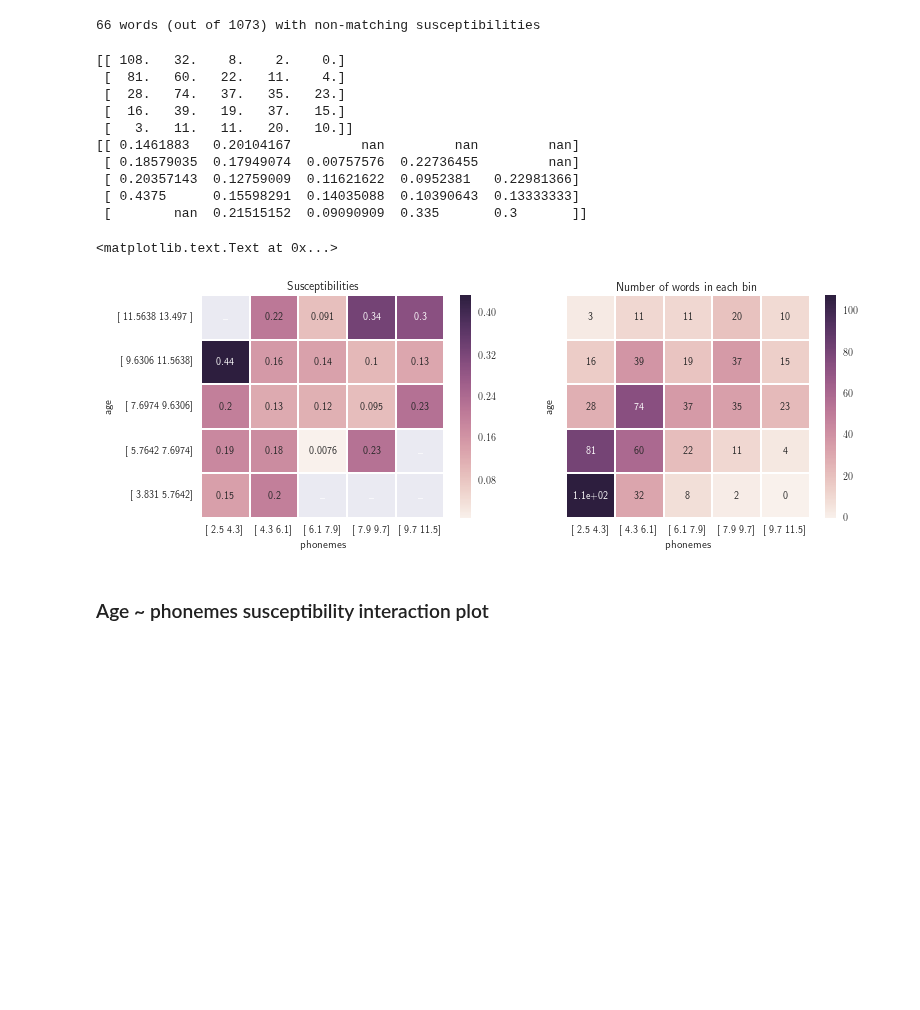
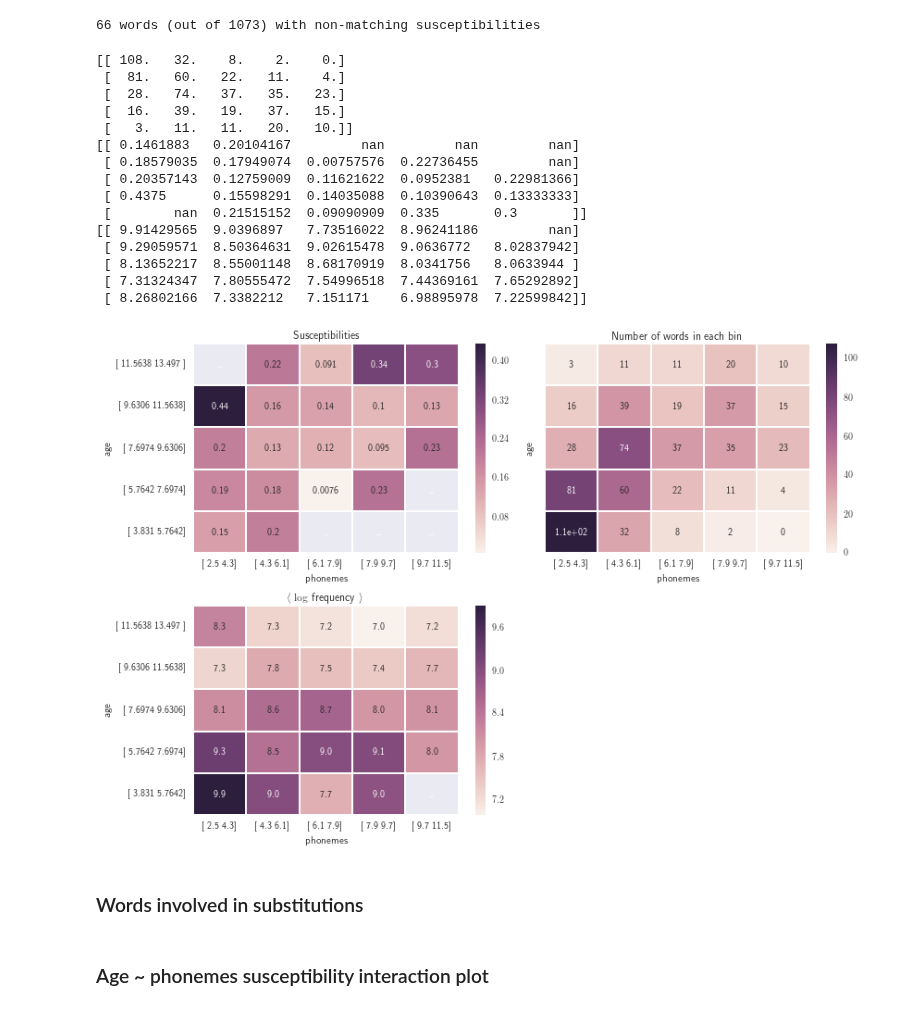
Before and after one commit to wehlutyk/brainscopypaste, a Jupyter notebook: substitutions_paper.ipynb, the cells around one changed output. Cells and saved outputs as stored; diff of their text form; code cells hidden in the pictures; blank space fills up the shorter version.

Commit message:
Add frequency to heatmaps

```diff
--- a/substitutions_paper.ipynb
+++ b/substitutions_paper.ipynb
@@ -182,6 +182,7 @@ sg.fig.savefig('data/figures_paper/feature_susceptibilities.png', bbox_inches='t
 analysis_names = [a.feature.fullname for a in sa.analyses]
 a_age = sa.analyses[analysis_names.index('aoa Kuperman all')]
 a_phonemes = sa.analyses[analysis_names.index('cmu MNphonemes all')]
+a_freq = sa.analyses[analysis_names.index('mt frequencies all')]
 
 a_age.build_susceptibilities()
 a_phonemes.build_susceptibilities()
@@ -219,6 +220,7 @@ range_phonemes = feature_ranges['cmu_MNphonemes']
 bins_age = np.linspace(range_age[0], range_age[1], nbins_age + 1)
 bins_phonemes = np.linspace(range_phonemes[0], range_phonemes[1], nbins_phonemes + 1)
 suscepts2d = np.zeros((nbins_age, nbins_phonemes))
+freqs2d = np.zeros_like(suscepts2d)
 n2d = np.zeros_like(suscepts2d)
 
 for i in range(nbins_age):
@@ -241,12 +243,15 @@ for i in range(nbins_age):
 
         w_bin_age_phonemes = w_bin_age.intersection(w_bin_phonemes)
         s_bin_age_phonemes = [ws_age[w] for w in w_bin_age_phonemes]
+        freq_bin_age_phonemes = [a_freq.feature(w) for w in w_bin_age_phonemes]
         n2d[i, j] = len(s_bin_age_phonemes)
+        freqs2d[i, j] = np.mean(freq_bin_age_phonemes)
         suscepts2d[i, j] = np.mean(s_bin_age_phonemes) \
             if len(s_bin_age_phonemes) >= n_pts_threshold else np.nan
 
 print n2d
 print suscepts2d
+print freqs2d
 # %% [output]
 [[ 108.   32.    8.    2.    0.]
  [  81.   60.   22.   11.    4.]
@@ -258,25 +263,40 @@ print suscepts2d
  [ 0.20357143  0.12759009  0.11621622  0.0952381   0.22981366]
  [ 0.4375      0.15598291  0.14035088  0.10390643  0.13333333]
  [        nan  0.21515152  0.09090909  0.335       0.3       ]]
+[[ 9.91429565  9.0396897   7.73516022  8.96241186         nan]
+ [ 9.29059571  8.50364631  9.02615478  9.0636772   8.02837942]
+ [ 8.13652217  8.55001148  8.68170919  8.0341756   8.0633944 ]
+ [ 7.31324347  7.80555472  7.54996518  7.44369161  7.65292892]
+ [ 8.26802166  7.3382212   7.151171    6.98895978  7.22599842]]
 # %%
-fig, axs = plt.subplots(1, 2, figsize=(12, 4))
+fig, axs = plt.subplots(2, 2, figsize=(12, 8))
 sb.heatmap(suscepts2d[::-1],
            yticklabels=[bins_age[i:i+2] for i in range(nbins_age)[::-1]],
            xticklabels=[bins_phonemes[j:j+2] for j in range(nbins_phonemes)],
-           mask=np.isnan(suscepts2d[::-1]), annot=True, fmt=".2", ax=axs[0])
-axs[0].set_title('Susceptibilities')
-axs[0].set_xlabel('phonemes')
-axs[0].set_ylabel('age')
+           mask=np.isnan(suscepts2d[::-1]), annot=True, fmt=".2", ax=axs[0,0])
+axs[0, 0].set_title('Susceptibilities')
+axs[0, 0].set_xlabel('phonemes')
+axs[0, 0].set_ylabel('age')
 sb.heatmap(n2d[::-1],
            yticklabels=[''] * nbins_phonemes,
            xticklabels=[bins_phonemes[j:j+2] for j in range(nbins_phonemes)],
-           annot=True, ax=axs[1])
-axs[1].set_title('Number of words in each bin')
-axs[1].set_ylabel('age')
-axs[1].set_xlabel('phonemes')
+           annot=True, ax=axs[0, 1])
+axs[0, 1].set_title('Number of words in each bin')
+axs[0, 1].set_ylabel('age')
+axs[0, 1].set_xlabel('phonemes')
+sb.heatmap(freqs2d[::-1],
+           yticklabels=[bins_age[i:i+2] for i in range(nbins_age)[::-1]],
+           xticklabels=[bins_phonemes[j:j+2] for j in range(nbins_phonemes)],
+           mask=np.isnan(freqs2d[::-1]), annot=True, fmt=".2", ax=axs[1, 0])
+axs[1, 0].set_title(r'$\left< \right. \log$ frequency $\left. \right>$')
+axs[1, 0].set_ylabel('age')
+axs[1, 0].set_xlabel('phonemes')
+axs[1, 1].set_axis_off()
+fig.tight_layout()
 # %% [output]
-<matplotlib.text.Text at 0x...>
-[figure, old version]
+[figure, new version]
+# %% [markdown]
+### Words involved in substitutions
 # %% [markdown]
 ### Age ~ phonemes susceptibility interaction plot
 # %%
```
